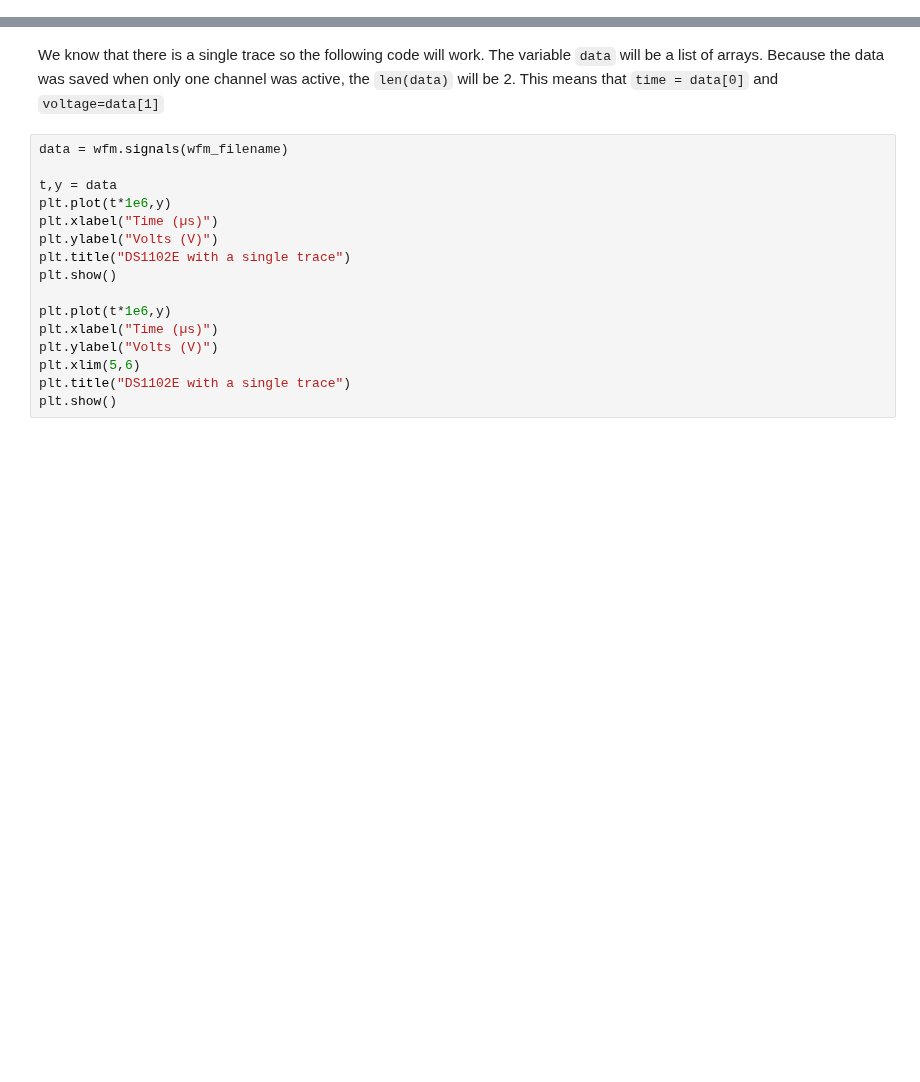
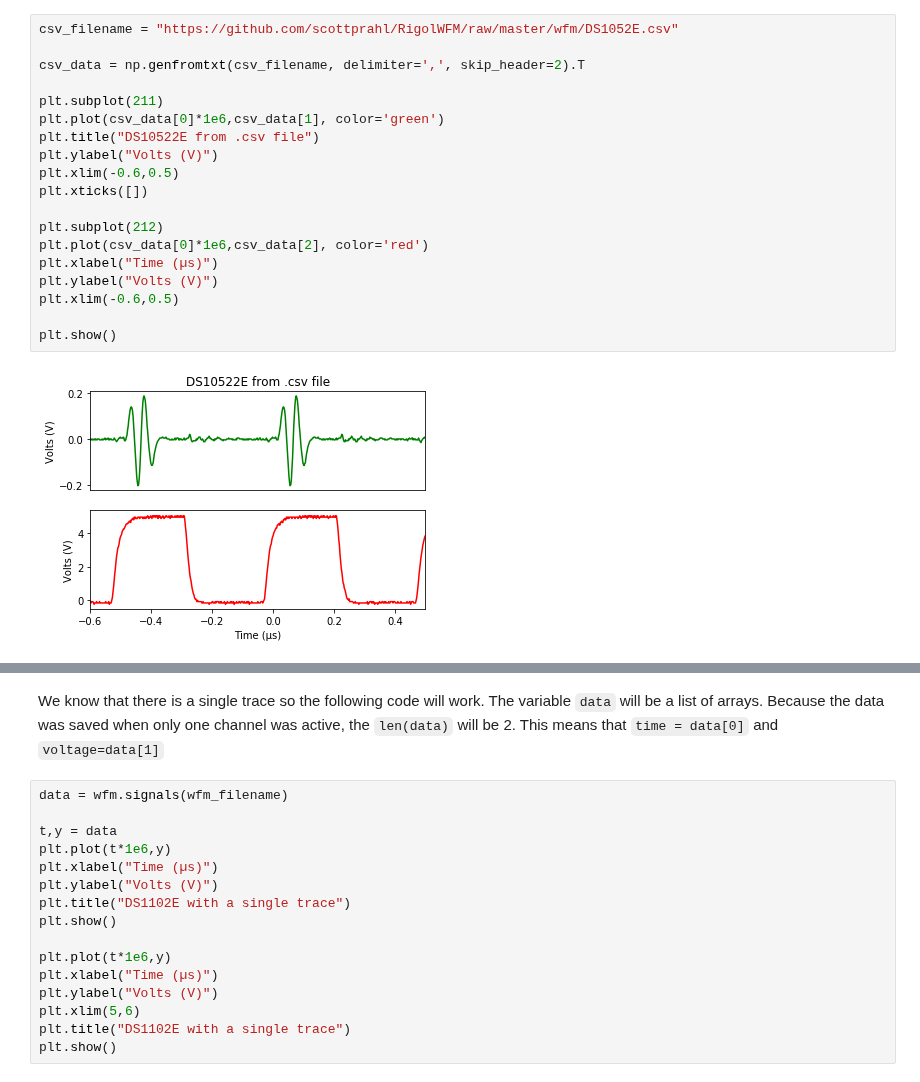
Before and after one commit to scottprahl/RigolWFM, a Jupyter notebook: doc/1-DS1000E-Waveforms.ipynb, the cells around one changed output, grey strips where cells are left out. Saved outputs shown, nothing was run; the diff lists cells and outputs as text; blank space fills up the shorter version.

```diff
--- a/doc/1-DS1000E-Waveforms.ipynb
+++ b/doc/1-DS1000E-Waveforms.ipynb
@@ -34,0 +38,21 @@ except:
+# %%
+csv_filename = "https://github.com/scottprahl/RigolWFM/raw/master/wfm/DS1052E.csv"
+
+csv_data = np.genfromtxt(csv_filename, delimiter=',', skip_header=2).T
+
+plt.subplot(211)
+plt.plot(csv_data[0]*1e6,csv_data[1], color='green')
+plt.title("DS10522E from .csv file")
+plt.ylabel("Volts (V)")
+plt.xlim(-0.6,0.5)
+plt.xticks([])
+
+plt.subplot(212)
+plt.plot(csv_data[0]*1e6,csv_data[2], color='red')
+plt.xlabel("Time (µs)")
+plt.ylabel("Volts (V)")
+plt.xlim(-0.6,0.5)
+
+plt.show()
+# %% [output]
+[figure, added]
```
Also changed, not shown: parts of 17 cells of this notebook, 3 other files.
